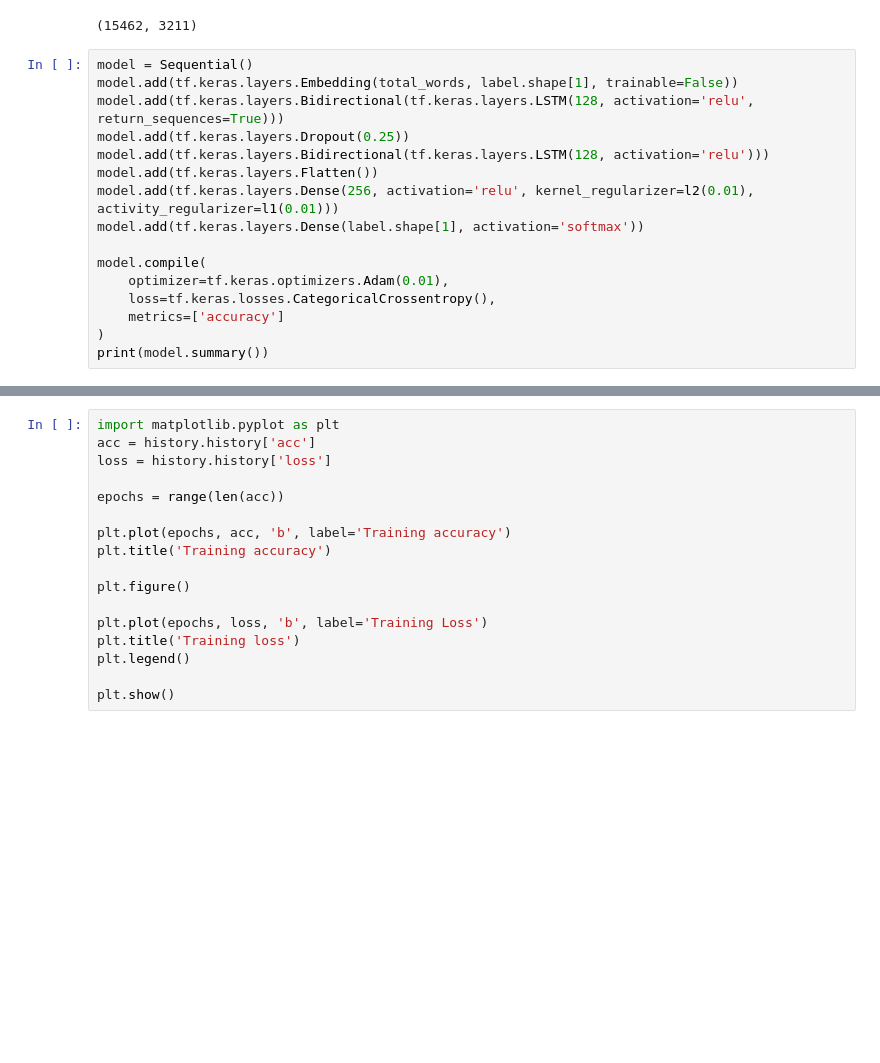
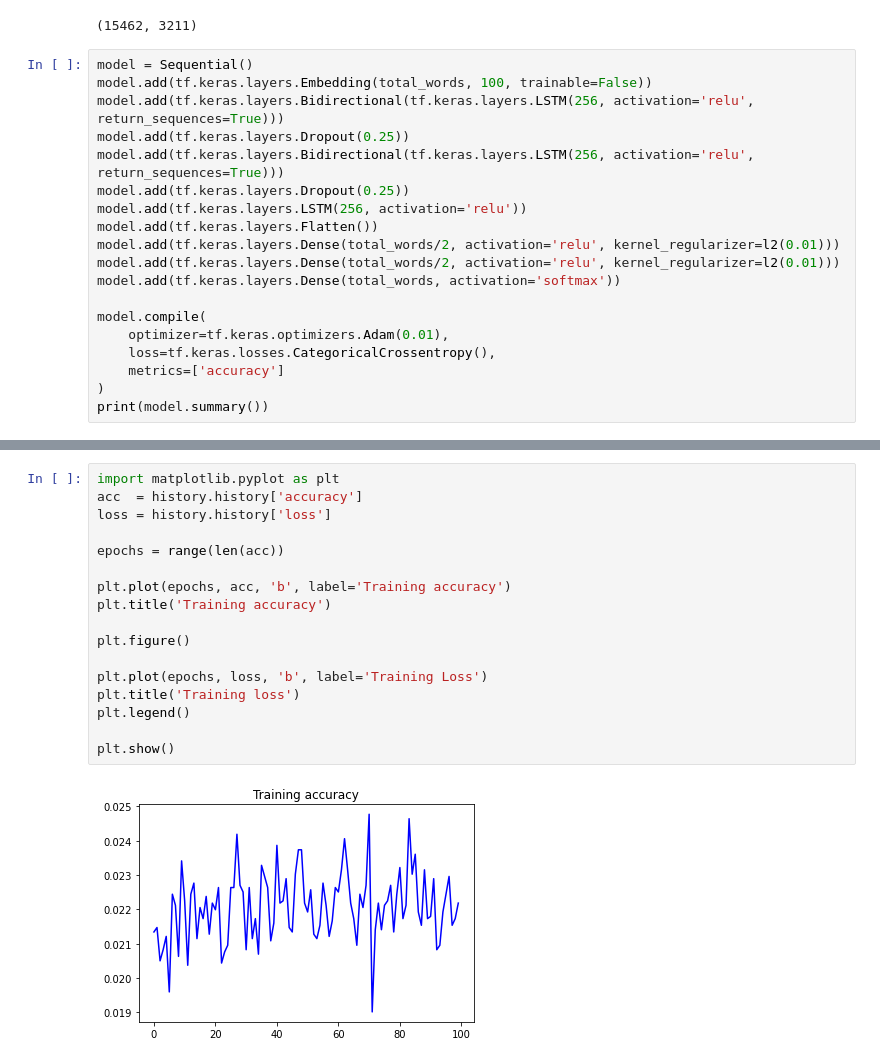
Before and after one commit to JamesMcGuigan/coursera-tensorflow-in-practice-specialization, a Jupyter notebook: TensorFlow In Practice/Course 3 - NLP/NLP_Week4_Exercise_Shakespeare_Question.ipynb, the cells around one changed output, grey strips where cells are left out. Drawn from its saved outputs; the diff is of its cells as text; blank space fills up the shorter version.

```diff
--- a/TensorFlow In Practice/Course 3 - NLP/NLP_Week4_Exercise_Shakespeare_Question.ipynb
+++ b/TensorFlow In Practice/Course 3 - NLP/NLP_Week4_Exercise_Shakespeare_Question.ipynb
@@ -55,13 +59,16 @@ label.shape
 (15462, 3211)
 # %%
 model = Sequential()
-model.add(tf.keras.layers.Embedding(total_words, label.shape[1], trainable=False))
-model.add(tf.keras.layers.Bidirectional(tf.keras.layers.LSTM(128, activation='relu', return_sequences=True)))
+model.add(tf.keras.layers.Embedding(total_words, 100, trainable=False))
+model.add(tf.keras.layers.Bidirectional(tf.keras.layers.LSTM(256, activation='relu', return_sequences=True)))
 model.add(tf.keras.layers.Dropout(0.25))
-model.add(tf.keras.layers.Bidirectional(tf.keras.layers.LSTM(128, activation='relu')))
+model.add(tf.keras.layers.Bidirectional(tf.keras.layers.LSTM(256, activation='relu', return_sequences=True)))
+model.add(tf.keras.layers.Dropout(0.25))
+model.add(tf.keras.layers.LSTM(256, activation='relu'))
 model.add(tf.keras.layers.Flatten())
-model.add(tf.keras.layers.Dense(256, activation='relu', kernel_regularizer=l2(0.01), activity_regularizer=l1(0.01)))
-model.add(tf.keras.layers.Dense(label.shape[1], activation='softmax'))
+model.add(tf.keras.layers.Dense(total_words/2, activation='relu', kernel_regularizer=l2(0.01)))
+model.add(tf.keras.layers.Dense(total_words/2, activation='relu', kernel_regularizer=l2(0.01)))
+model.add(tf.keras.layers.Dense(total_words, activation='softmax'))
 
 model.compile(
     optimizer=tf.keras.optimizers.Adam(0.01),
@@ -99,17 +117,19 @@ Epoch 3/100
 # %%
 import matplotlib.pyplot as plt
-acc = history.history['acc']
+acc  = history.history['accuracy']
 loss = history.history['loss']
 
 epochs = range(len(acc))
 
 plt.plot(epochs, acc, 'b', label='Training accuracy')
 plt.title('Training accuracy')
 
 plt.figure()
 
 plt.plot(epochs, loss, 'b', label='Training Loss')
 plt.title('Training loss')
 plt.legend()
 
 plt.show()
+# %% [output]
+[figure, added]
```
Also changed, not shown: parts of 5 cells of this notebook.
